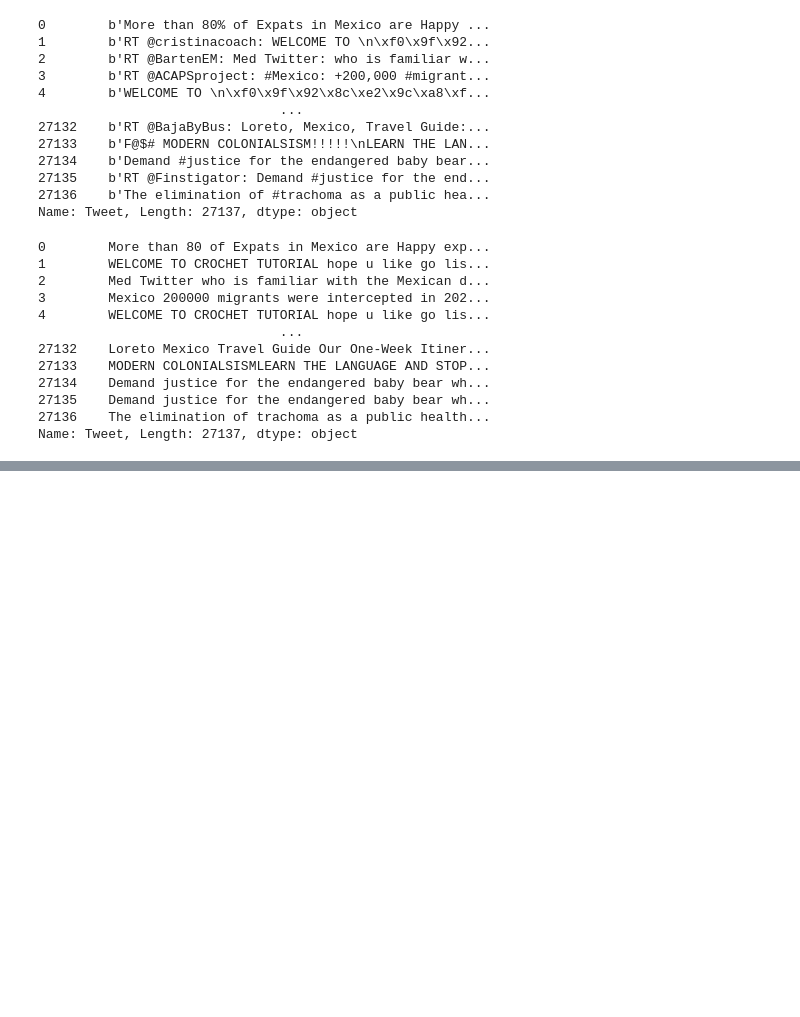
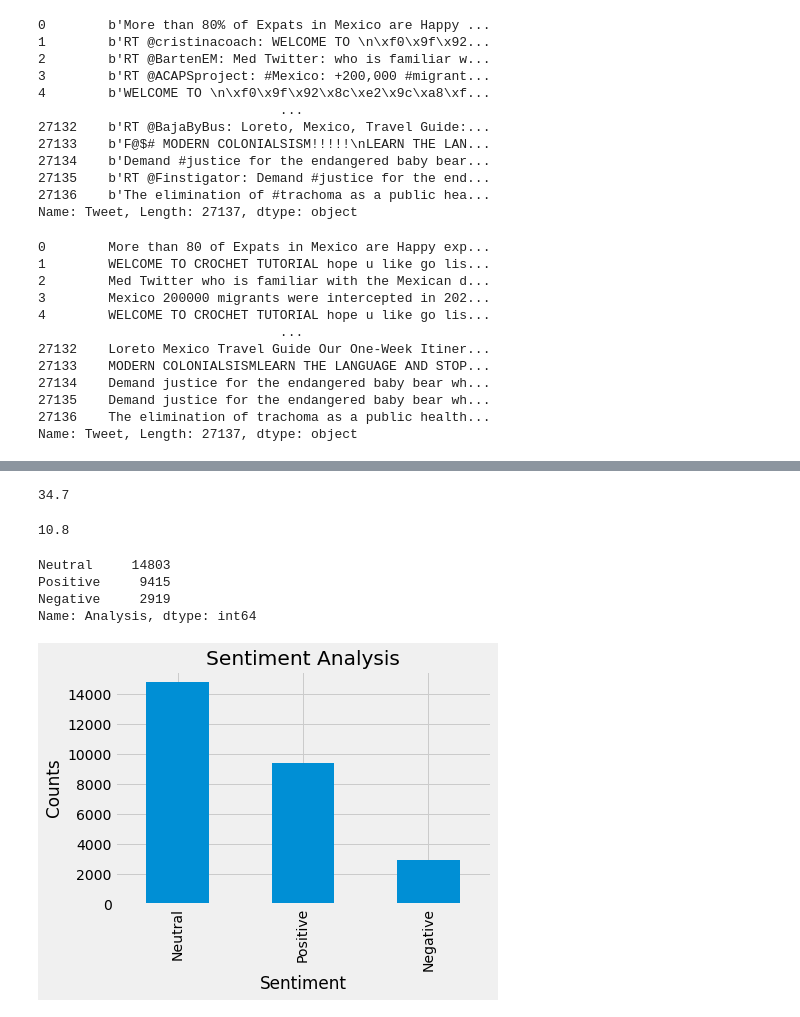
Before and after one commit to LennethNova/Sentiment_LG, a Jupyter notebook: sentiment.ipynb, the cells around one changed output, grey strips where cells are left out. Saved outputs shown, nothing was run; the diff lists cells and outputs as text; code cells hidden in the pictures; blank space fills up the shorter version.

```diff
--- a/sentiment.ipynb
+++ b/sentiment.ipynb
@@ -87,0 +183,35 @@ Name: Tweet, Length: 27137, dtype: object
+# %%
+# Print the percentage of positive tweets
+ptweets = twitter_df[twitter_df.Analysis == 'Positive']
+ptweets = ptweets['Tweet']
+ptweets
+
+round( (ptweets.shape[0] / df.shape[0]) * 100 , 1)
+# %% [output]
+34.7
+# %%
+# Print the percentage of negative tweets
+ntweets = twitter_df[twitter_df.Analysis == 'Negative']
+ntweets = ntweets['Tweet']
+ntweets
+
+round( (ntweets.shape[0] / df.shape[0]) * 100, 1)
+# %% [output]
+10.8
+# %%
+# Show the value counts
+twitter_df['Analysis'].value_counts()
+# %% [output]
+Neutral     14803
+Positive     9415
+Negative     2919
+Name: Analysis, dtype: int64
+# %%
+# Plotting and visualizing the counts
+plt.title('Sentiment Analysis')
+plt.xlabel('Sentiment')
+plt.ylabel('Counts')
+df['Analysis'].value_counts().plot(kind = 'bar')
+plt.show()
+# %% [output]
+[figure, added]
```
Also changed, not shown: parts of 6 cells of this notebook.
